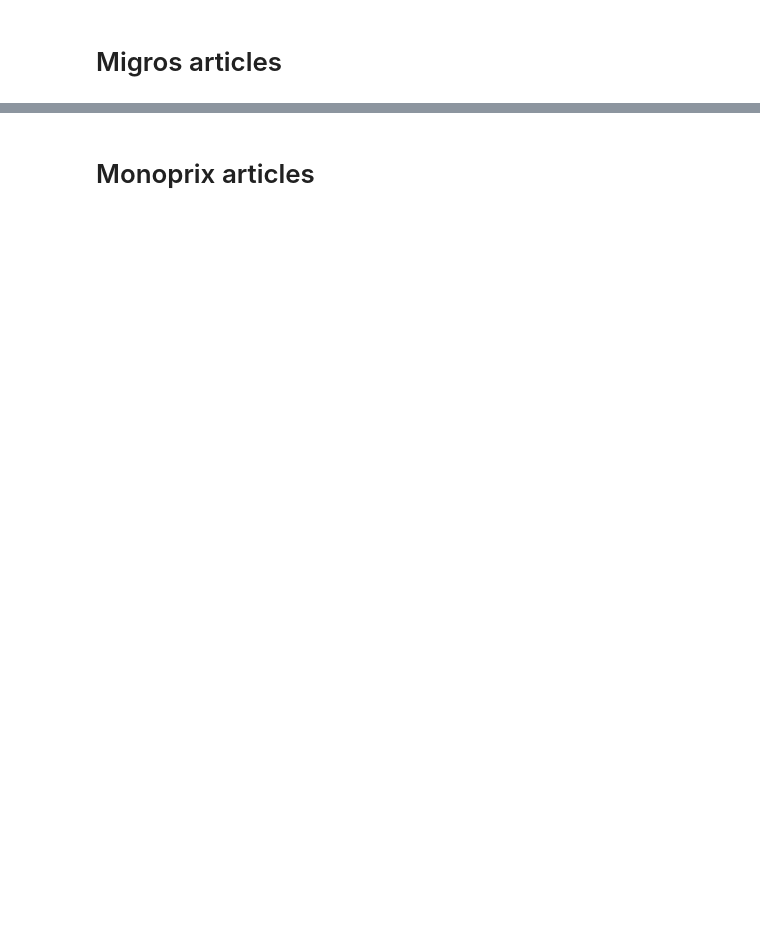
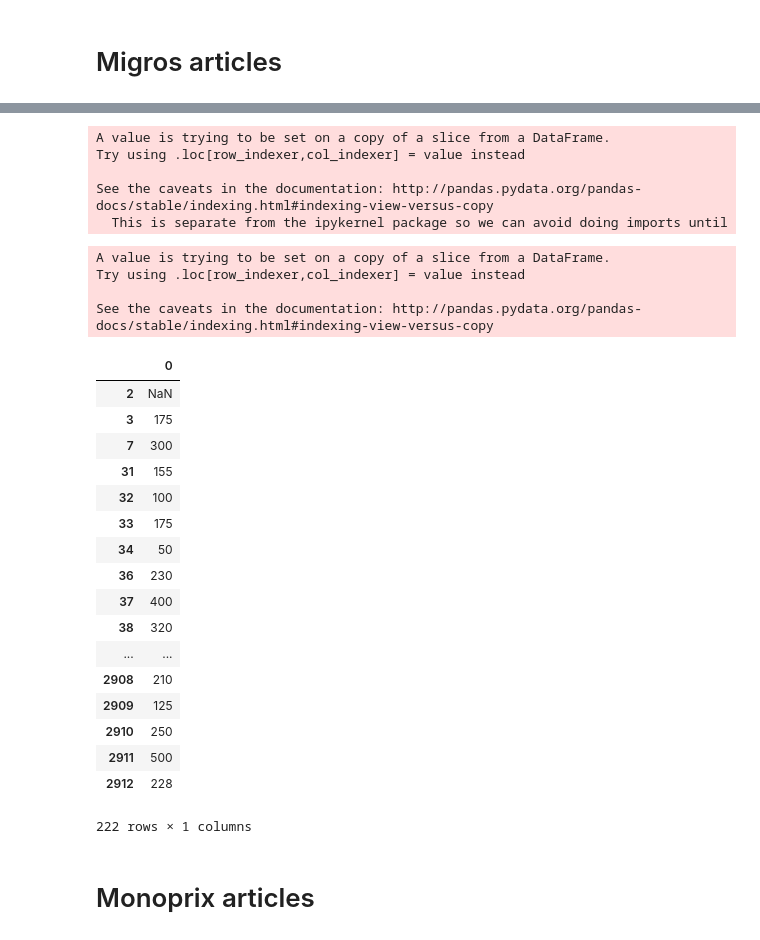
Before and after one commit to RedHotDataProject/Project_ADA, a Jupyter notebook: web_crawler/Crawled_data_cleansing.ipynb, the cells around one changed output, grey strips where cells are left out. Drawn from its saved outputs; the diff is of its cells as text; code cells hidden in the pictures; blank space fills up the shorter version.

```diff
--- a/web_crawler/Crawled_data_cleansing.ipynb
+++ b/web_crawler/Crawled_data_cleansing.ipynb
@@ -71,0 +114,5 @@ print(s)
+# %%
+# Make prices numeric (2 price formats)
+migros_products.store_price = pd.to_numeric(migros_products['store_price']\
+                                            .apply(lambda x: x.split('.–')[0]),
+                                            errors="raise")
@@ -71,0 +132,4 @@ print(s)
+# %%
+migros_products.match_scores = migros_products.apply(lambda row: compute_match_score(row.product_name.lower().split(),
+                                                       row.store_name.lower().split()),
+                       axis=1)
@@ -71,0 +163,40 @@ print(s)
+# %%
+# Make quantity numeric
+migros_products['amount'] = pd.to_numeric(migros_products['store_quantity']\
+                                            .apply(lambda x: x.split('x')[0]),
+                                            errors="coerce").fillna(1.0)
+# %% [output]
+A value is trying to be set on a copy of a slice from a DataFrame.
+Try using .loc[row_indexer,col_indexer] = value instead
+
+See the caveats in the documentation: http://pandas.pydata.org/pandas-docs/stable/indexing.html#indexing-view-versus-copy
+  This is separate from the ipykernel package so we can avoid doing imports until
+# %%
+# Remove space between number and g or ml unit
+migros_products['store_quantity'] = migros_products['store_quantity'].apply(lambda x: "".join(x.split()))
+# %% [output]
+A value is trying to be set on a copy of a slice from a DataFrame.
+Try using .loc[row_indexer,col_indexer] = value instead
+
+See the caveats in the documentation: http://pandas.pydata.org/pandas-docs/stable/indexing.html#indexing-view-versus-copy
+# %%
+migros_products['store_quantity'].str.extract(r'([0-9]{2,3})[gml]')
+# %% [output]
+|  | 0 |
+| 2 | NaN |
+| 3 | 175 |
+| 7 | 300 |
+| 31 | 155 |
+| 32 | 100 |
+| 33 | 175 |
+| 34 | 50 |
+| 36 | 230 |
+| 37 | 400 |
+| 38 | 320 |
+| ... | ... |
+| 2908 | 210 |
+| 2909 | 125 |
+| 2910 | 250 |
+| 2911 | 500 |
+| 2912 | 228 |
+222 rows × 1 columns
```
Also changed, not shown: parts of 17 cells of this notebook, 8 other files.
